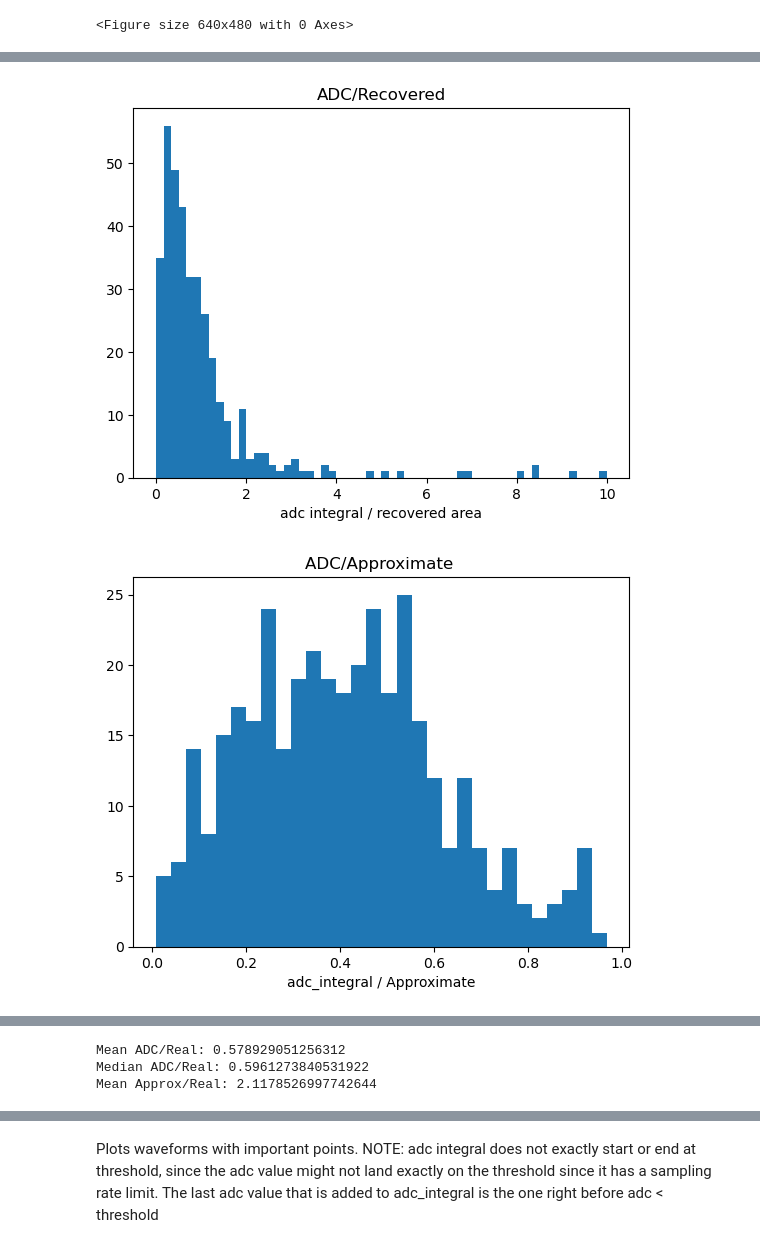
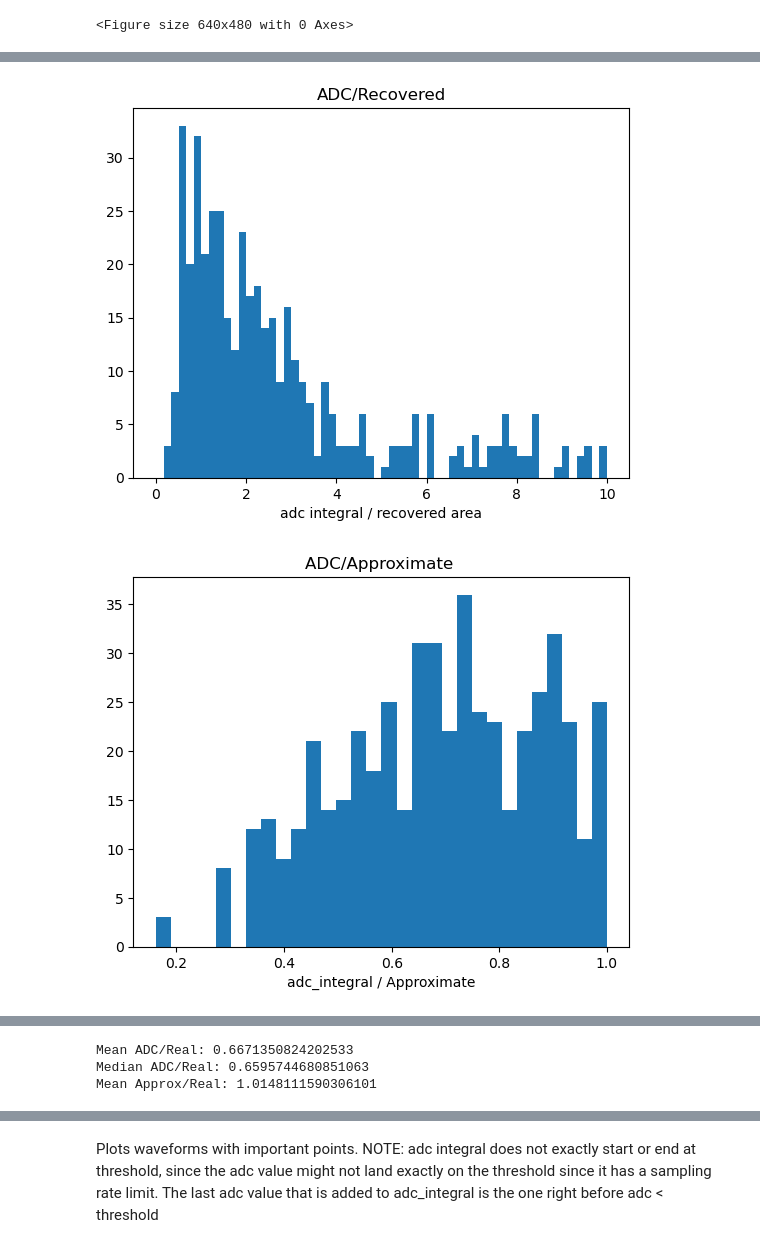
Before and after one commit to dune-sn-online-pointing/tp-generator, a Jupyter notebook: generateTpsFromWfs.ipynb, the cells around one changed output, grey strips where cells are left out. Saved outputs shown, nothing was run; the diff lists cells and outputs as text; code cells hidden in the pictures.

```diff
--- a/generateTpsFromWfs.ipynb
+++ b/generateTpsFromWfs.ipynb
@@ -6,5 +7,5 @@ from include.TPFinder import TPFinder
 # %%
-"""def TPFinder(waveform, thresh):
+def TPFinder(waveform, thresh):
 
     is_hit = False
 
@@ -15,6 +16,7 @@ from include.TPFinder import TPFinder
     hits = []
     true_adc_areas = []
     for tick, adc  in enumerate(waveform):
+
         if (adc > thresh and is_hit==False):
             is_hit = True
             this_hit.time_start =tick
@@ -69,5 +71,3 @@ from include.TPFinder import TPFinder
             this_hit = TriggerPrimitive()
 
     return hits,true_adc_areas,start_adc,end_adc #return set of hits for waveform
-
-"""
@@ -74,33 +101,35 @@ from include.TPFinder import TPFinder
 # %%
 #load waveform data (100 low energy electron events, 5 - 100 MeV)
-col = np.loadtxt("/eos/home-e/evilla/dune/sn-data/standard/aggregated_prodmarley_nue_spectrum_radiological_decay0_dune10kt_refactored_1x2x6_CC-WFdump-1events_thr30/waveforms_tryWfDumper.txt")
+# col = np.loadtxt("/eos/home-e/evilla/dune/sn-data/standard/aggregated_prodmarley_nue_spectrum_radiological_decay0_dune10kt_refactored_1x2x6_CC-WFdump-1events_thr30/waveforms_tryWfDumper.txt")
+col = np.loadtxt("/eos/user/e/evilla/dune/sn-data/waveforms_withBkg_noNoise_noPedestal.txt")
 ind = np.loadtxt("data/PedSubWaveform_Induction_Dump.txt")
 event = 1
 threshold = 30
 # %%
 #returns recovered area (not including adc_integral)
-def recover_area(hit,start_adc,end_adc):
-    x1,y1,x2,y2= hit.time_start,start_adc,hit.time_peak+hit.time_start,hit.adc_peak
+def recover_area(hit):
+    x1,y1,x2,y2= hit.time_start,threshold,hit.time_peak+hit.time_start,hit.adc_peak
     slope = (y2-y1)/(x2-x1)
     start_x =(0-y1)/slope + x1
     end_x = x1
 
     x_values = np.linspace(start_x, end_x, 100)
     #y_values = slope * (x_values - x1) + y1
-    area_left = (np.abs(start_x-end_x)*start_adc)/2  #formula for triangle area
+    area_left = (np.abs(start_x-end_x)*threshold)/2  #formula for triangle area
 
     #Find Equation of Negative Slope Line (Right Side)
-    x1,y1,x2,y2= hit.time_start+hit.time_over_threshold-1,end_adc,hit.time_peak+hit.time_start,hit.adc_peak
+    x1,y1,x2,y2= hit.time_start+hit.time_over_threshold-1,threshold,hit.time_peak+hit.time_start,hit.adc_peak
     slope = (y2-y1)/(x2-x1)
     start_x = x1
     end_x = (0-y1)/slope + x1
     x_values = np.linspace(start_x, end_x, 100)
     #y_values = slope * (x_values - x1) + y1
-    area_right = (np.abs(start_x-end_x)*end_adc)/2  #formula for triangle area
+    area_right = (np.abs(start_x-end_x)*threshold)/2  #formula for triangle area
 
     total_area = area_right+area_left
     return total_area
 # %%
+true_labels=[]
 #Calculate true area and aprixumated area
 
 recovered_area_list = []
@@ -121,9 +150,14 @@ approximated_fraction = []
 recover_over_adc = []
 adc_over_recover = []
 adc_over_approximate = []
+approx_over_true_bkgs = {key: [] for key in labels}
+adc_true_fraction = {key: [] for key in labels}
 
 for data in col:
     pedestal = np.mean(data[3:15])
+    pedestal=0
+    bkg = data[3]
+    true_labels.append(bkg)
     data[2:] = data[2:] - pedestal
     if (data[0]==event):
         ADCS = data[2:]
@@ -151,6 +185,9 @@ for data in col:
             recover_over_adc.append(recovered_area/hit.adc_integral)
             adc_over_recover.append(hit.adc_integral/recovered_area)
             adc_over_approximate.append(hit.adc_integral/approximated_area)
+            approx_over_true_bkgs[bkg].append(approximated_area/true_areas[i])
+            adc_true_fraction[bkg].append(hit.adc_integral/true_areas[i])
+
     count+=1
 # %% [output]
 <Figure size 640x480 with 0 Axes>
@@ -179,6 +277,16 @@ plt.hist(adjusted_approximated_fraction,bins=40)
 plt.title("Adjusted Approximate/True")
 plt.xlabel(" Adjusted Approximate Area /True Area ")
 plt.show()
+
+plt.hist(adc_true_fraction[0],bins=40)
+plt.title(f"ADC Integral/True {labels[0]} ")
+plt.xlabel("Approximate Area /True Area ")
+plt.show()
+
+plt.hist(approx_over_true_bkgs[0],bins=40)
+plt.title(f"Approximate/True {labels[0]} ")
+plt.xlabel("Approximate Area /True Area ")
+plt.show()
 print(f"Mean ADC/Real: {np.mean(adc_real_fraction)}")
 print(f"Median ADC/Real: {np.median(adc_real_fraction)}")
 print(f"Mean Approx/Real: {np.mean(approximated_fraction)}")
@@ -188,2 +296,2 @@ print(f"Mean Approx/Real: {np.mean(approximated_fraction)}")
-[figure, old version]
+[figure, new version]
-[figure, old version]
+[figure, new version]
@@ -192,6 +302,6 @@ print(f"Mean Approx/Real: {np.mean(approximated_fraction)}")
-Mean ADC/Real: 0.578929051256312
-Median ADC/Real: 0.5961273840531922
-Mean Approx/Real: 2.1178526997742644
+Mean ADC/Real: 0.6671350824202533
+Median ADC/Real: 0.6595744680851063
+Mean Approx/Real: 1.0148111590306101
 # %%
 
 
```
Also changed, not shown: parts of 7 cells of this notebook, 42 other files.
